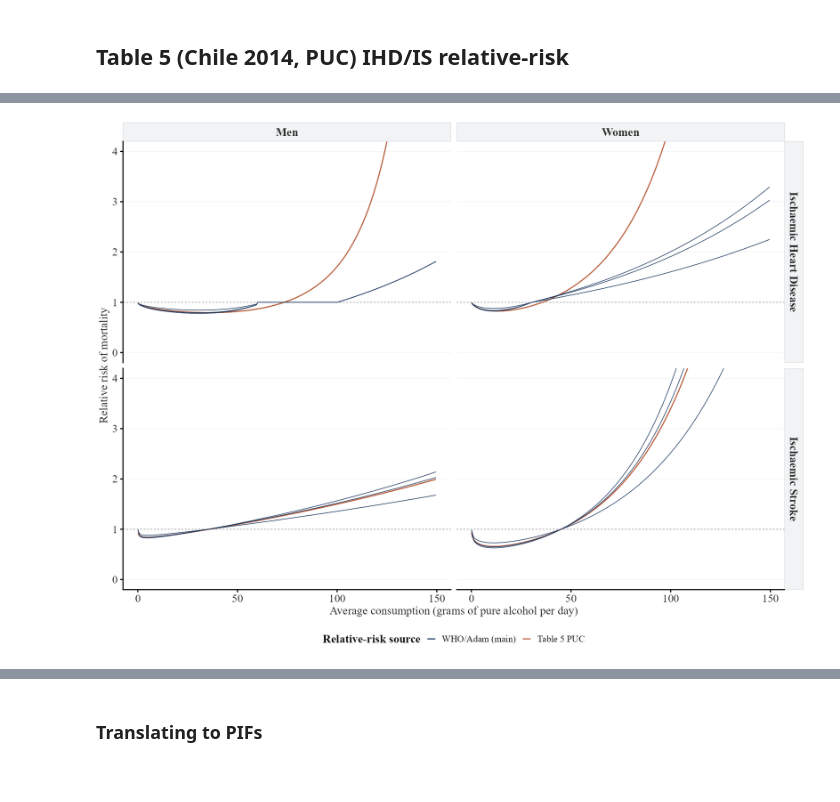
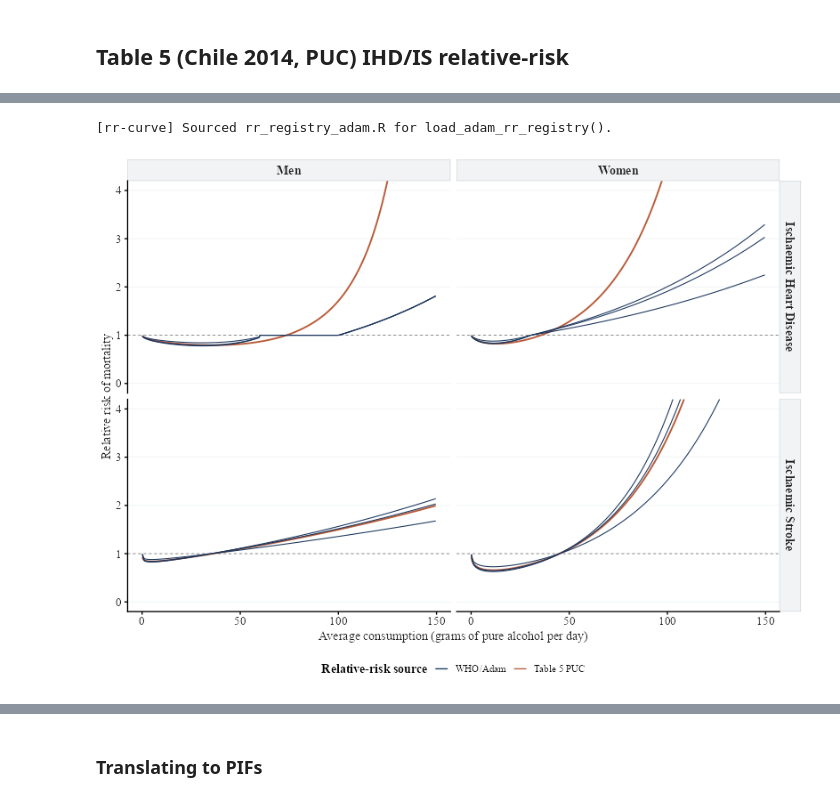
Before and after one commit to ACC1240138/micsim, a Jupyter notebook: __andres_control/expand_pif3.ipynb, the cells around one changed output, grey strips where cells are left out. Drawn from its saved outputs; the diff is of its cells as text; code cells hidden in the pictures.

```diff
--- a/__andres_control/expand_pif3.ipynb
+++ b/__andres_control/expand_pif3.ipynb
@@ -228,8 +231,10 @@ pif3_write_table <- function(data, filename) {
   invisible(path)
 }
 # Helper: render a data frame as an HTML table with scrolling and a caption.
+# 2026-10-08 cc-cloud: IRkernel (Jupyter) does not render htmltools::browsable(); there the HTML goes through IRdisplay.
+pif3_show <- function(tag) if (isTRUE(getOption("jupyter.in_kernel"))) { IRdisplay::display_html(as.character(tag)); invisible(tag) } else htmltools::browsable(tag)
 pif3_show_table  <- function(data, caption, digits = 1L) {
-  htmltools::browsable(
+  pif3_show(   # 2026-10-08 cc-cloud: via pif3_show
     htmltools::div(
       style = "max-height: 520px; overflow-y: auto; overflow-x: auto;",
       htmltools::HTML(
@@ -3050,6 +3057,8 @@ pif3_volume_colors <- c("volume_reduction_10" = "#7AA6B8", "volume_reduction_20"
 pif3_exit_colors <- c("No shift" = pif3_palette[["navy"]], "Half shift" = pif3_palette[["ochre"]], "Complete shift" = pif3_palette[["rust"]])   # 2026-10-06 cc-cloud: Q7
 pif3_metric_colors <- c("HMD national YLL" = pif3_palette[["navy"]], "GBD standard YLL" = pif3_palette[["teal"]], "Reference-age YPLL" = pif3_palette[["ochre"]])
 pif3_cause_colors <- c("Cancer" = "#4C78A8", "Cardiovascular" = "#D35B5B", "Injuries" = "#D6A637", "Neuropsychiatric" = "#9A6FB0", "Other causes" = "#5F9E91", "Fully attributable" = "#68737D")
+# 2026-10-08 Claude: notebook previews only (ark draws them at 800 x 600 px); exported TIFF/PDF keep pif3_theme() defaults.
+pif3_preview_base_size <- 14
 pif3_theme <- function(base_size = 9) {
   ggplot2::theme_classic(base_size = base_size, base_family = pif3_font_family) + ggplot2::theme(plot.title = ggplot2::element_blank(), plot.subtitle = ggplot2::element_blank(), plot.caption = ggplot2::element_blank(), axis.title = ggplot2::element_text(colour = "#222222", size = base_size), axis.text = ggplot2::element_text(colour = "#222222", size = base_size - 0.5), strip.background = ggplot2::element_rect(fill = "#F1F3F4", colour = "#B8BEC3", linewidth = 0.35), strip.text = ggplot2::element_text(colour = "#222222", face = "bold", size = base_size), legend.position = "bottom", legend.title = ggplot2::element_text(face = "bold"), panel.grid.major.y = ggplot2::element_line(colour = "#E7EAEC", linewidth = 0.25), panel.grid.minor = ggplot2::element_blank(), plot.margin = ggplot2::margin(6, 8, 6, 6))
 }
@@ -3830,15 +3847,15 @@ pif3-table-s3-avoidable-deaths elapsed minutes: 0.01
 # expand_pif2.ipynb under its own dated stem, so the main-grid selector cannot pick
 # it up by accident. Both grids come from the same engine, the same scenario grid,
 # and the same Monte Carlo configuration; only the IHD/IS RR functions differ.
-pif3_table5_path <- pif3_latest_dated_file(pif3_dirs$control, "pif2_pif_results_table5_full")
-pif3_table5_results <- pif3_read_rds(pif3_table5_path)
+pif3_table5_path <- pif3_primary_table5_path
+pif3_table5_results <- pif3_primary_table5_results
 pif3_table5_diseases <- c("Ischaemic Heart Disease", "Ischaemic Stroke")
 # Columns produced only by the Table 5 run. They would collide with the exit_rule that
 # pif3_scenario_metadata derives from scenario_id, so they are dropped before enrichment.
 pif3_table5_run_columns <- c("hed_exit_mix", "hed_exit_shift", "exit_rule", "scale",
                              "rr_source", "policy_vol_lever_pct", "implied_vol_change_pct")
 pif3_cv_keys <- c("disease", "sex", "age_group", "year", "scenario_id")
-pif3_cv_main_raw <- pif3_pif_results |>
+pif3_cv_main_raw <- pif3_who_pif_results |>
   tibble::as_tibble() |>
   dplyr::filter(.data$disease %in% pif3_table5_diseases)
 pif3_cv_table5_raw <- pif3_table5_results |> tibble::as_tibble()
@@ -3899,12 +3916,9 @@ if (base::nrow(pif3_cv_main_missing)) {
                            caption = "Main-grid cells excluded from the paired comparison (applicable but missing PIF)")) |> print()
 }
 # Locate the newest Table 5 PUC synchronized-draw artifact by its embedded date.
-pif3_table5_draw_path <- pif3_latest_dated_file(
-  directory = pif3_dirs$control,
-  stem = "pif2_pif_synchronised_draws_table5_full"
-)
+pif3_table5_draw_path <- pif3_primary_table5_draw_path
 # Read the artifact once because it is large and all later checks use this object.
-pif3_table5_draw_bundle <- pif3_read_rds(pif3_table5_draw_path)
+pif3_table5_draw_bundle <- pif3_primary_table5_draw_bundle
 # Confirm the bundle-level identity: the RR source stamp must be exactly
 # "table5_puc" (so this consumer can never pick up WHO/Adam draws by mistake),
 # and draw_id must identify every simulation exactly once and in order.
@@ -4077,7 +4092,7 @@ pif3_cv_enrich <- function(pif_data, rr_label, table5_puc = FALSE) {
     dplyr::mutate(rr_source = rr_label)
 }
 # Define stable source labels and order for every downstream comparison figure and table.
-pif3_rr_source_levels <- c("WHO/Adam (main)", "Table 5 PUC")
+pif3_rr_source_levels <- c("WHO/Adam", "Table 5 PUC")
 # Enrich the main and PUC grids independently so each row retains its own valid draw key.
 pif3_cv_burden <- dplyr::bind_rows(
   pif3_cv_enrich(
@@ -4150,9 +4165,9 @@ pif3_cv_weighted_main <- pif3_cv_burden |>
       "scenario_id",
       "rr_source"
     ),
-    draw_bundle = pif3_draw_bundle,
-    draw_position = pif3_draw_position,
-    point_by_draw_key = pif3_main_point_by_draw_key,
+    draw_bundle = pif3_who_draw_bundle,
+    draw_position = pif3_who_draw_position,
+    point_by_draw_key = pif3_who_point_by_draw_key,
     source_label = "WHO/Adam"
   )
 # Aggregate Table 5 PUC rows with the separate Table 5 synchronized PIF draws.
@@ -4289,12 +4304,12 @@ pif3_table5_curves <- list(
 pif3_rr_grid <- base::seq(0.1, 150, by = 0.5)
 # 2026-10-06 cc-cloud: B6. Defined here because this cell runs before pif3-figure6-table5-rr-comparison,
 # which used to be the only definition (a fresh top-to-bottom run failed at Figure 8).
-pif3_rr_source_colors <- c("WHO/Adam (main)" = pif3_palette[["navy"]], "Table 5 PUC" = pif3_palette[["rust"]])
+pif3_rr_source_colors <- c("WHO/Adam" = pif3_palette[["navy"]], "Table 5 PUC" = pif3_palette[["rust"]])
 pif3_rr_who_curve <- function(registry, disease_label, sex_key) {
   records <- registry[base::grepl(base::paste0("^", sex_key, "::"), base::names(registry))]
   dplyr::bind_rows(base::lapply(base::seq_along(records), function(i) {
     rec <- records[[i]]
-    tibble::tibble(disease = disease_label, sex = sex_key, rr_source = "WHO/Adam (main)",
+    tibble::tibble(disease = disease_label, sex = sex_key, rr_source = "WHO/Adam",
                    series = base::paste0("WHO band ", rec$adam_age_band), g_per_day = pif3_rr_grid,
                    rr = vapply(pif3_rr_grid, function(v) rec$RRCurrent(v, rec$betaCurrent), numeric(1)))
   }))
@@ -4304,33 +4319,34 @@ pif3_rr_table5_curve <- function(disease_label, sex_key) {
   tibble::tibble(disease = disease_label, sex = sex_key, rr_source = "Table 5 PUC",
                  series = "Table 5 PUC", g_per_day = pif3_rr_grid, rr = fun(pif3_rr_grid))
 }
 pif3_rr_curve_data <- dplyr::bind_rows(
   pif3_rr_who_curve(pif3_rr_registry_ihd, "Ischaemic Heart Disease", "male"),
   pif3_rr_who_curve(pif3_rr_registry_ihd, "Ischaemic Heart Disease", "female"),
   pif3_rr_who_curve(pif3_rr_registry_is,  "Ischaemic Stroke",        "male"),
   pif3_rr_who_curve(pif3_rr_registry_is,  "Ischaemic Stroke",        "female"),
   pif3_rr_table5_curve("Ischaemic Heart Disease", "male"),
   pif3_rr_table5_curve("Ischaemic Heart Disease", "female"),
   pif3_rr_table5_curve("Ischaemic Stroke",        "male"),
   pif3_rr_table5_curve("Ischaemic Stroke",        "female")
 ) |>
   dplyr::mutate(sex_label = base::unname(pif3_sex_labels[.data$sex]),
                 rr_source = base::factor(.data$rr_source, levels = pif3_rr_source_levels))
 pif3_fig8 <- ggplot2::ggplot(pif3_rr_curve_data,
                              ggplot2::aes(x = .data$g_per_day, y = .data$rr,
                                           colour = .data$rr_source, group = .data$series)) +
   ggplot2::geom_hline(yintercept = 1, colour = "#666666", linewidth = 0.35, linetype = "dashed") +
   ggplot2::geom_line(ggplot2::aes(linewidth = .data$rr_source)) +
   ggplot2::facet_grid(rows = ggplot2::vars(.data$disease), cols = ggplot2::vars(.data$sex_label),
                       scales = "free_y") +
   ggplot2::scale_colour_manual(values = pif3_rr_source_colors) +
-  ggplot2::scale_linewidth_manual(values = c("WHO/Adam (main)" = 0.5, "Table 5 PUC" = 0.9), guide = "none") +
+  ggplot2::scale_linewidth_manual(values = c("WHO/Adam" = 0.5, "Table 5 PUC" = 0.9), guide = "none") +
   ggplot2::coord_cartesian(ylim = c(0, 4)) +
   ggplot2::labs(x = "Average consumption (grams of pure alcohol per day)",
                 y = "Relative risk of mortality", colour = "Relative-risk source") +
   pif3_theme()
-base::print(pif3_fig8+ pif3_theme(base_size=20))
+base::print(pif3_fig8+ pif3_theme(base_size = pif3_preview_base_size))
 pif3_save_plot(pif3_fig8, "figure8_ihd_is_rr_curve_mechanism", width = 7.2, height = 5.2)
 base::message(base::sprintf("pif3-figure8-rr-curve-mechanism elapsed minutes: %.2f", pif3_elapsed_min(.t0)))
 # %% [output]
+[rr-curve] Sourced rr_registry_adam.R for load_adam_rr_registry().
-[figure, old version]
+[figure, new version]
```
Also changed, not shown: parts of 42 cells of this notebook, 56 other files.
